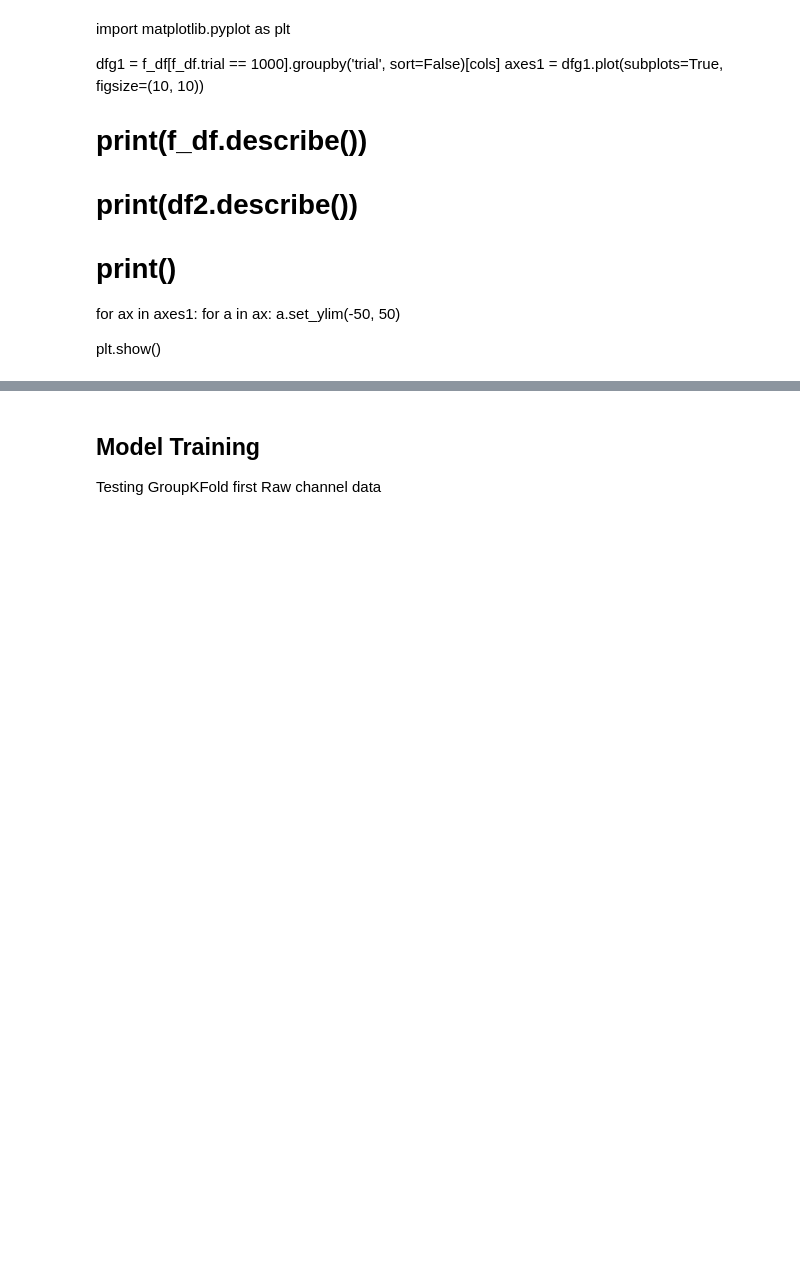
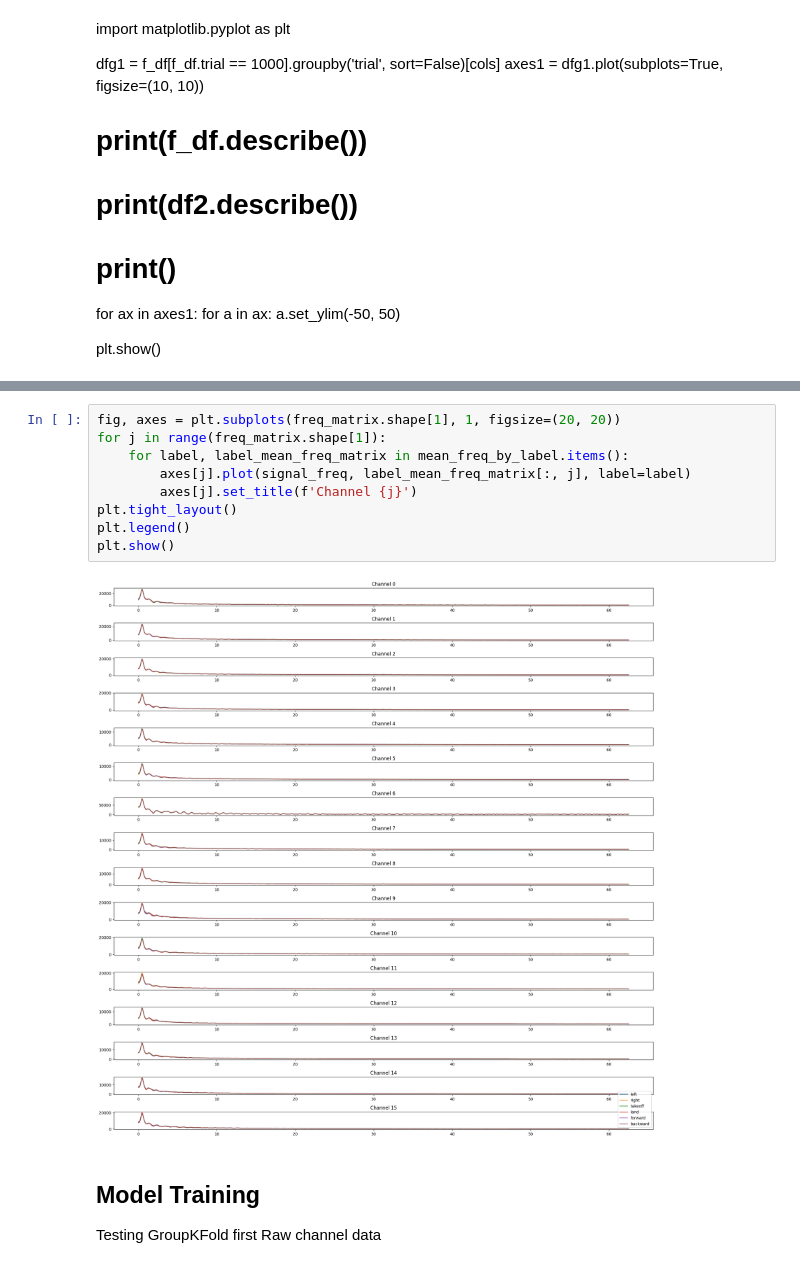
Before and after one commit to H-Mart/Avatar, a Jupyter notebook: brainwave-prediction-app/prediction_model/train_model.ipynb, the cells around one changed output, grey strips where cells are left out. Saved outputs shown, nothing was run; the diff lists cells and outputs as text; blank space fills up the shorter version.

```diff
--- a/brainwave-prediction-app/prediction_model/train_model.ipynb
+++ b/brainwave-prediction-app/prediction_model/train_model.ipynb
@@ -119,3 +163,14 @@ plt.show()
+# %%
+fig, axes = plt.subplots(freq_matrix.shape[1], 1, figsize=(20, 20))
+for j in range(freq_matrix.shape[1]):
+    for label, label_mean_freq_matrix in mean_freq_by_label.items():
+        axes[j].plot(signal_freq, label_mean_freq_matrix[:, j], label=label)
+        axes[j].set_title(f'Channel {j}')
+plt.tight_layout()
+plt.legend()
+plt.show()
+# %% [output]
+[figure, added]
 # %% [markdown]
 ## Model Training
 Testing GroupKFold first
```
Also changed, not shown: parts of 14 cells of this notebook, 9 other files.
